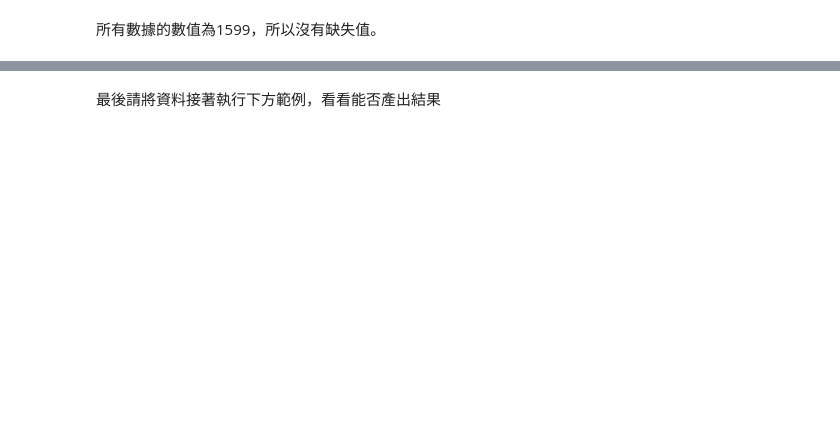
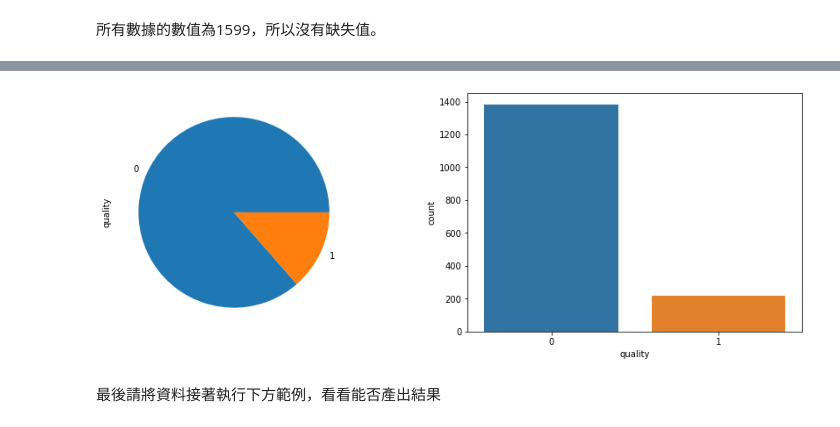
Before and after one commit to Roger8886/Prediction-of-quality-of-Wine, a Jupyter notebook: 專題實作_02：紅酒品質分類預測.ipynb, the cells around one changed output, grey strips where cells are left out. Cells and saved outputs as stored; diff of their text form; code cells hidden in the pictures; blank space fills up the shorter version.

```diff
--- a/專題實作_02：紅酒品質分類預測.ipynb
+++ b/專題實作_02：紅酒品質分類預測.ipynb
@@ -127,0 +204,5 @@ memory usage: 150.0 KB
+# %%
+bins = (2, 6.5, 8)
+group_names = ['bad', 'good']
+wine['quality'] = pd.cut(wine['quality'], bins = bins, labels = group_names)
+wine.head()
@@ -127,0 +216,3 @@ memory usage: 150.0 KB
+# %%
+wine['quality'] = wine['quality'].map({'bad' : 0, 'good' : 1})
+wine.head(10)
@@ -128,3 +231,12 @@ memory usage: 150.0 KB
+# %%
+wine['quality'].value_counts()
+fig, ax = plt.subplots(ncols=2, nrows=1, figsize=(15, 5))
+ax = ax.flatten()
+wine['quality'].value_counts().plot(x=0, y=1, kind='pie', figsize=(15,5), ax=ax[0])
+sns.countplot(wine['quality'], ax=ax[1])
+plt.show()
+# %% [output]
+[figure, added]
 # %% [markdown]
 最後請將資料接著執行下方範例，看看能否產出結果
 # %%
```
Also changed, not shown: parts of 15 cells of this notebook.
